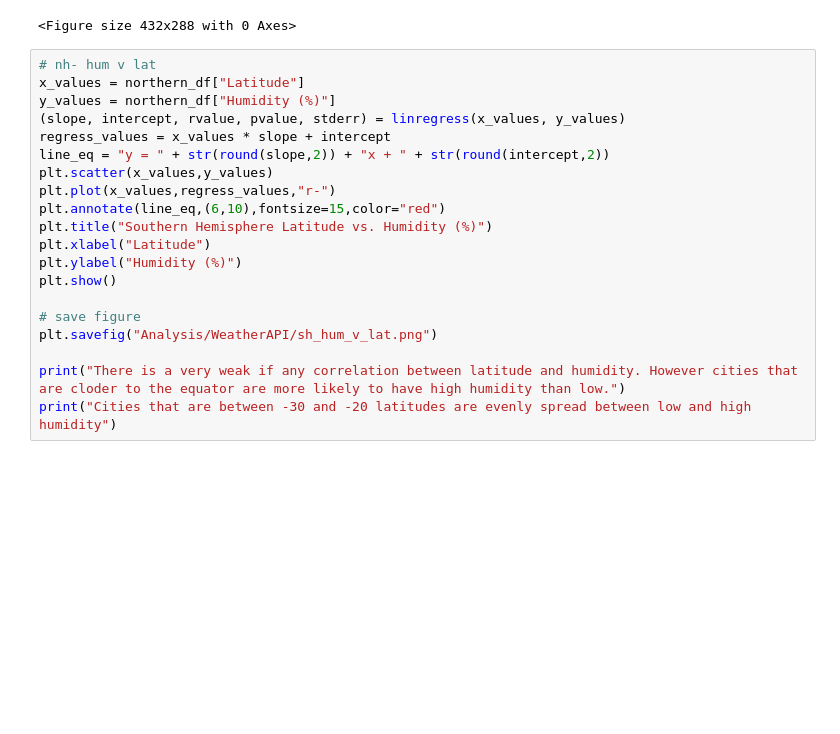
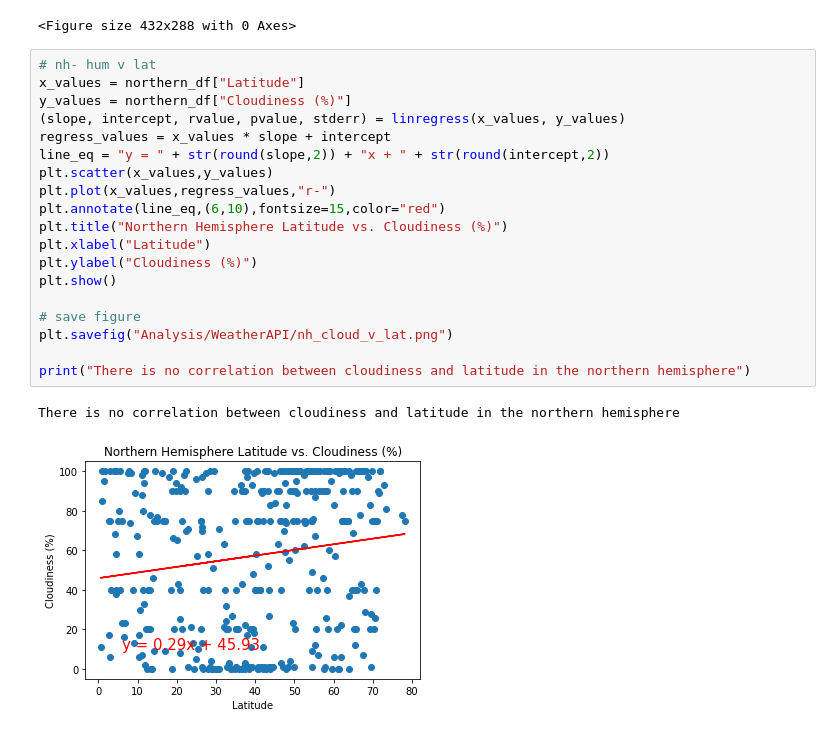
Before and after one commit to Caleman34/Python-API-challenge, a Jupyter notebook: WeatherPy/WeatherPy.ipynb, the cells around one changed output. Saved outputs shown, nothing was run; the diff lists cells and outputs as text; blank space fills up the shorter version.

Commit message:
scatter plots completed

```diff
--- a/WeatherPy/WeatherPy.ipynb
+++ b/WeatherPy/WeatherPy.ipynb
@@ -349,20 +349,22 @@ Cities that are between -30 and -20 latitudes are evenly spread between low and
 # %%
 # nh- hum v lat
 x_values = northern_df["Latitude"]
-y_values = northern_df["Humidity (%)"]
+y_values = northern_df["Cloudiness (%)"]
 (slope, intercept, rvalue, pvalue, stderr) = linregress(x_values, y_values)
 regress_values = x_values * slope + intercept
 line_eq = "y = " + str(round(slope,2)) + "x + " + str(round(intercept,2))
 plt.scatter(x_values,y_values)
 plt.plot(x_values,regress_values,"r-")
 plt.annotate(line_eq,(6,10),fontsize=15,color="red")
-plt.title("Southern Hemisphere Latitude vs. Humidity (%)")
+plt.title("Northern Hemisphere Latitude vs. Cloudiness (%)")
 plt.xlabel("Latitude")
-plt.ylabel("Humidity (%)")
+plt.ylabel("Cloudiness (%)")
 plt.show()
 
 # save figure
-plt.savefig("Analysis/WeatherAPI/sh_hum_v_lat.png")
+plt.savefig("Analysis/WeatherAPI/nh_cloud_v_lat.png")
 
-print("There is a very weak if any correlation between latitude and humidity. However cities that are cloder to the equator are more likely to have high humidity than low.")
-print("Cities that are between -30 and -20 latitudes are evenly spread between low and high humidity")
+print("There is no correlation between cloudiness and latitude in the northern hemisphere")
+# %% [output]
+There is no correlation between cloudiness and latitude in the northern hemisphere
+[figure, added]
```
Also changed, not shown: parts of 2 cells of this notebook, 3 other files.
